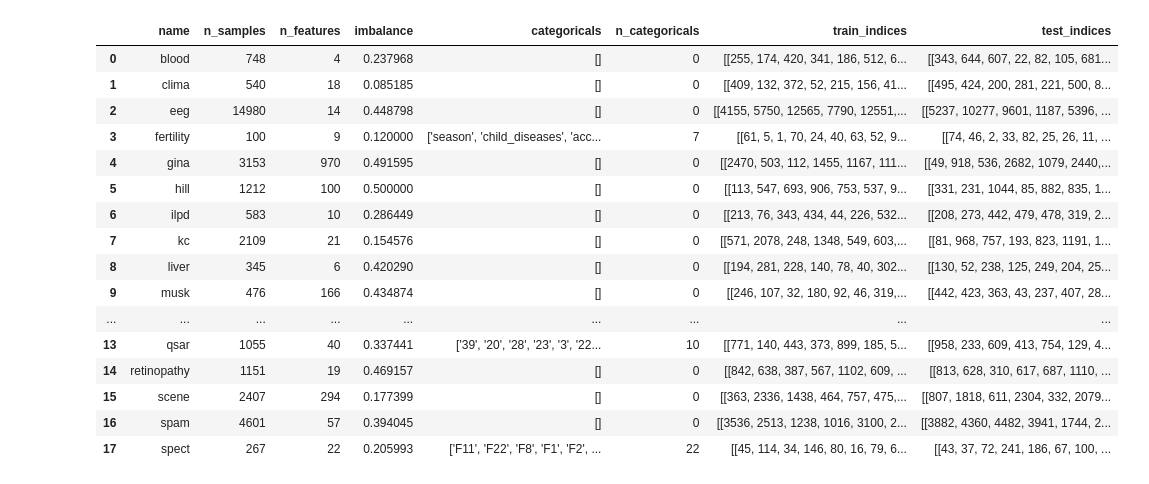
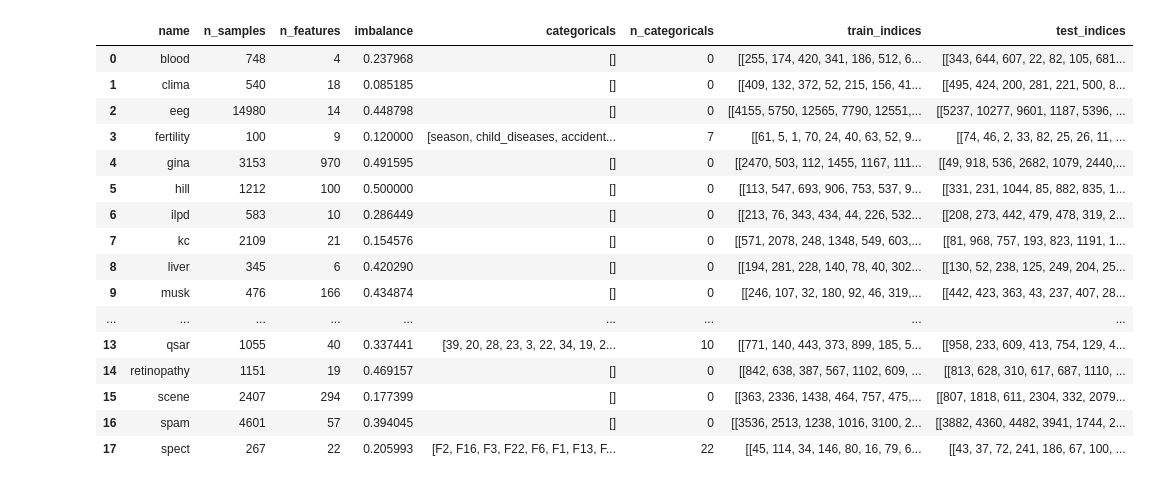
Before and after one commit to LeonDebatin/slim, a Jupyter notebook: mastero/utils.ipynb, the cells around one changed output. Cells and saved outputs as stored; diff of their text form; code cells hidden in the pictures.

```diff
--- a/mastero/utils.ipynb
+++ b/mastero/utils.ipynb
@@ -14,31 +14,35 @@ from sklearn.metrics import accuracy_score, f1_score, roc_auc_score
 
 from imblearn.over_sampling import SMOTENC, SMOTE
 # %%
-info = pd.read_csv("info.csv")
-
-#make dtype list for indices
-info['test_indices'] = info['test_indices'].apply(lambda x: ast.literal_eval(x) if isinstance(x, str) else x)
-info['train_indices'] = info['train_indices'].apply(lambda x: ast.literal_eval(x) if isinstance(x, str) else x)
+def load_and_adapt_data_info(filepath):
+    #load
+    data_info = pd.read_csv(filepath)
+    #make dtype list for
+    data_info['test_indices'] = data_info['test_indices'].apply(lambda x: ast.literal_eval(x) if isinstance(x, str) else x)
+    data_info['train_indices'] = data_info['train_indices'].apply(lambda x: ast.literal_eval(x) if isinstance(x, str) else x)
+    data_info['categoricals'] = data_info['categoricals'].apply(lambda x: ast.literal_eval(x) if isinstance(x, str) else x)
+    return data_info
-# %%
-info
-# %% [output]
-|  | name | n_samples | n_features | imbalance | categoricals | n_categoricals | train_indices | test_indices |
-| 0 | blood | 748 | 4 | 0.237968 | [] | 0 | [[255, 174, 420, 341, 186, 512, 6... | [[343, 644, 607, 22, 82, 105, 681... |
-| 1 | clima | 540 | 18 | 0.085185 | [] | 0 | [[409, 132, 372, 52, 215, 156, 41... | [[495, 424, 200, 281, 221, 500, 8... |
-| 2 | eeg | 14980 | 14 | 0.448798 | [] | 0 | [[4155, 5750, 12565, 7790, 12551,... | [[5237, 10277, 9601, 1187, 5396, ... |
-| 3 | fertility | 100 | 9 | 0.120000 | ['season', 'child_diseases', 'acc... | 7 | [[61, 5, 1, 70, 24, 40, 63, 52, 9... | [[74, 46, 2, 33, 82, 25, 26, 11, ... |
-| 4 | gina | 3153 | 970 | 0.491595 | [] | 0 | [[2470, 503, 112, 1455, 1167, 111... | [[49, 918, 536, 2682, 1079, 2440,... |
-| 5 | hill | 1212 | 100 | 0.500000 | [] | 0 | [[113, 547, 693, 906, 753, 537, 9... | [[331, 231, 1044, 85, 882, 835, 1... |
-| 6 | ilpd | 583 | 10 | 0.286449 | [] | 0 | [[213, 76, 343, 434, 44, 226, 532... | [[208, 273, 442, 479, 478, 319, 2... |
-| 7 | kc | 2109 | 21 | 0.154576 | [] | 0 | [[571, 2078, 248, 1348, 549, 603,... | [[81, 968, 757, 193, 823, 1191, 1... |
-| 8 | liver | 345 | 6 | 0.420290 | [] | 0 | [[194, 281, 228, 140, 78, 40, 302... | [[130, 52, 238, 125, 249, 204, 25... |
-| 9 | musk | 476 | 166 | 0.434874 | [] | 0 | [[246, 107, 32, 180, 92, 46, 319,... | [[442, 423, 363, 43, 237, 407, 28... |
-| ... | ... | ... | ... | ... | ... | ... | ... | ... |
-| 13 | qsar | 1055 | 40 | 0.337441 | ['39', '20', '28', '23', '3', '22... | 10 | [[771, 140, 443, 373, 899, 185, 5... | [[958, 233, 609, 413, 754, 129, 4... |
-| 14 | retinopathy | 1151 | 19 | 0.469157 | [] | 0 | [[842, 638, 387, 567, 1102, 609, ... | [[813, 628, 310, 617, 687, 1110, ... |
-| 15 | scene | 2407 | 294 | 0.177399 | [] | 0 | [[363, 2336, 1438, 464, 757, 475,... | [[807, 1818, 611, 2304, 332, 2079... |
-| 16 | spam | 4601 | 57 | 0.394045 | [] | 0 | [[3536, 2513, 1238, 1016, 3100, 2... | [[3882, 4360, 4482, 3941, 1744, 2... |
-| 17 | spect | 267 | 22 | 0.205993 | ['F11', 'F22', 'F8', 'F1', 'F2', ... | 22 | [[45, 114, 34, 146, 80, 16, 79, 6... | [[43, 37, 72, 241, 186, 67, 100, ... |
+# %%
+data_info = load_and_adapt_data_info('data/data_info.csv')
+data_info
+# %% [output]
+|  | name | n_samples | n_features | imbalance | categoricals | n_categoricals | train_indices | test_indices |
+| 0 | blood | 748 | 4 | 0.237968 | [] | 0 | [[255, 174, 420, 341, 186, 512, 6... | [[343, 644, 607, 22, 82, 105, 681... |
+| 1 | clima | 540 | 18 | 0.085185 | [] | 0 | [[409, 132, 372, 52, 215, 156, 41... | [[495, 424, 200, 281, 221, 500, 8... |
+| 2 | eeg | 14980 | 14 | 0.448798 | [] | 0 | [[4155, 5750, 12565, 7790, 12551,... | [[5237, 10277, 9601, 1187, 5396, ... |
+| 3 | fertility | 100 | 9 | 0.120000 | [season, child_diseases, accident... | 7 | [[61, 5, 1, 70, 24, 40, 63, 52, 9... | [[74, 46, 2, 33, 82, 25, 26, 11, ... |
+| 4 | gina | 3153 | 970 | 0.491595 | [] | 0 | [[2470, 503, 112, 1455, 1167, 111... | [[49, 918, 536, 2682, 1079, 2440,... |
+| 5 | hill | 1212 | 100 | 0.500000 | [] | 0 | [[113, 547, 693, 906, 753, 537, 9... | [[331, 231, 1044, 85, 882, 835, 1... |
+| 6 | ilpd | 583 | 10 | 0.286449 | [] | 0 | [[213, 76, 343, 434, 44, 226, 532... | [[208, 273, 442, 479, 478, 319, 2... |
+| 7 | kc | 2109 | 21 | 0.154576 | [] | 0 | [[571, 2078, 248, 1348, 549, 603,... | [[81, 968, 757, 193, 823, 1191, 1... |
+| 8 | liver | 345 | 6 | 0.420290 | [] | 0 | [[194, 281, 228, 140, 78, 40, 302... | [[130, 52, 238, 125, 249, 204, 25... |
+| 9 | musk | 476 | 166 | 0.434874 | [] | 0 | [[246, 107, 32, 180, 92, 46, 319,... | [[442, 423, 363, 43, 237, 407, 28... |
+| ... | ... | ... | ... | ... | ... | ... | ... | ... |
+| 13 | qsar | 1055 | 40 | 0.337441 | [39, 20, 28, 23, 3, 22, 34, 19, 2... | 10 | [[771, 140, 443, 373, 899, 185, 5... | [[958, 233, 609, 413, 754, 129, 4... |
+| 14 | retinopathy | 1151 | 19 | 0.469157 | [] | 0 | [[842, 638, 387, 567, 1102, 609, ... | [[813, 628, 310, 617, 687, 1110, ... |
+| 15 | scene | 2407 | 294 | 0.177399 | [] | 0 | [[363, 2336, 1438, 464, 757, 475,... | [[807, 1818, 611, 2304, 332, 2079... |
+| 16 | spam | 4601 | 57 | 0.394045 | [] | 0 | [[3536, 2513, 1238, 1016, 3100, 2... | [[3882, 4360, 4482, 3941, 1744, 2... |
+| 17 | spect | 267 | 22 | 0.205993 | [F2, F16, F3, F22, F6, F1, F13, F... | 22 | [[45, 114, 34, 146, 80, 16, 79, 6... | [[43, 37, 72, 241, 186, 67, 100, ... |
 # %%
 def oversample(df, categoricals = []):
 
```
Also changed, not shown: parts of 19 cells of this notebook, 26 other files.
